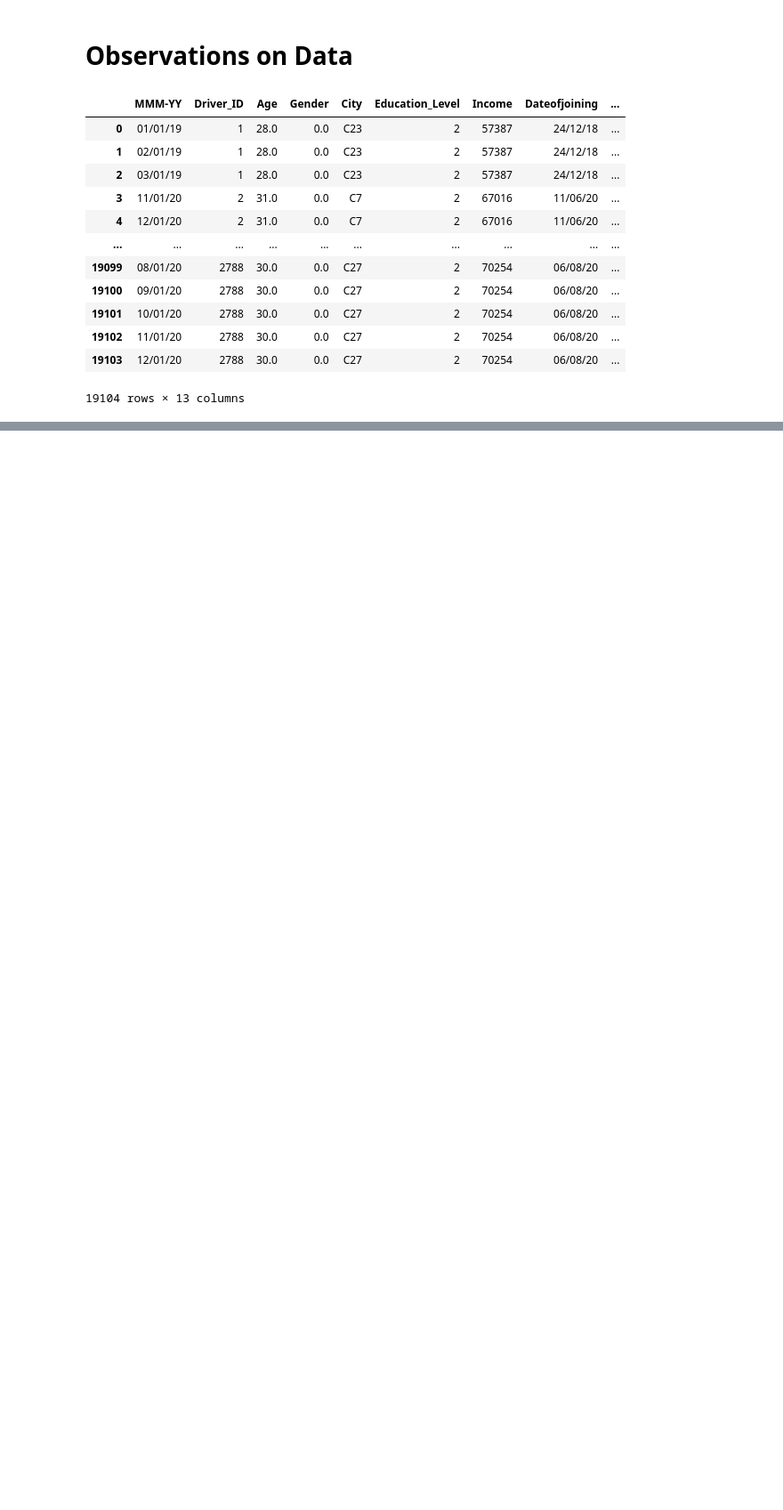
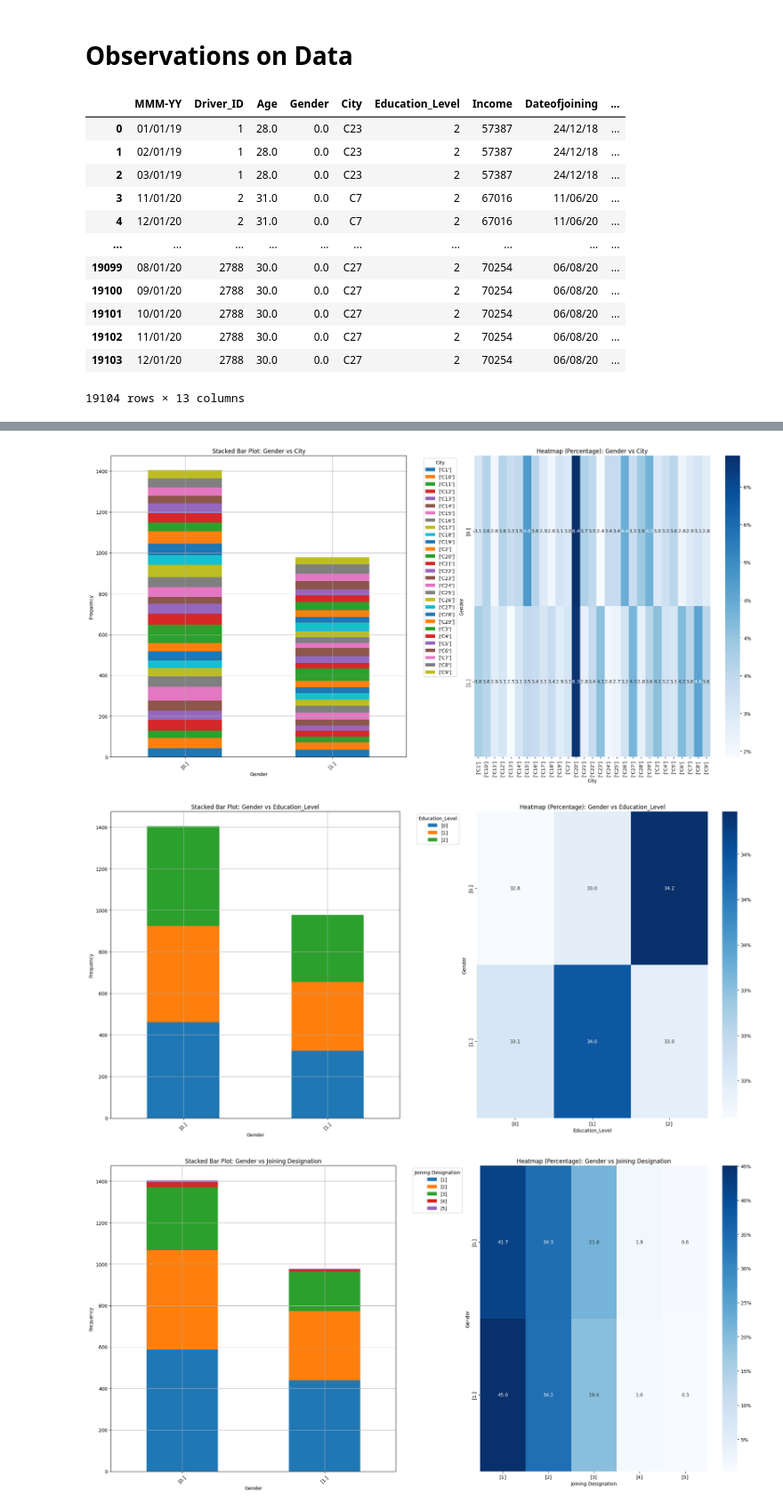
Before and after one commit to IshanSarkar/Transportation-Company, a Jupyter notebook: python notebook/transportation_company.ipynb, the cells around one changed output, grey strips where cells are left out. Shown at 89% size. Cells and saved outputs as stored; diff of their text form; code cells hidden in the pictures; blank space fills up the shorter version.

```diff
--- a/python notebook/transportation_company.ipynb
+++ b/python notebook/transportation_company.ipynb
@@ -40,0 +683,20 @@ df
+# %%
+def plot_stacked_bars_and_heatmaps(df, categorical_columns):
+    for i, cat_col1 in enumerate(categorical_columns):
+        for cat_col2 in categorical_columns[i+1:]:
+            crosstab = pd.crosstab(df[cat_col1].astype(str), df[cat_col2].astype(str))
+            crosstab_percentage = crosstab.div(crosstab.sum(axis=1), axis=0) * 100
+            fig, axes = plt.subplots(1, 2, figsize=(20, 10))
+            crosstab.plot(kind='bar', stacked=True, ax=axes[0])
+            axes[0].set_title(f"Stacked Bar Plot: {cat_col1} vs {cat_col2}")
+            axes[0].set_xlabel(cat_col1)
+            axes[0].set_ylabel("Frequency")
+            axes[0].tick_params(axis='x', rotation=45)
+            axes[0].grid(True)
+            axes[0].legend(title=cat_col2, bbox_to_anchor=(1.05, 1), loc='upper left')
+            sns.heatmap(crosstab_percentage, annot=True, fmt='.1f', cmap='Blues', ax=axes[1], cbar_kws={'format': '%.0f%%'})
+            axes[1].set_title(f"Heatmap (Percentage): {cat_col1} vs {cat_col2}")
+            axes[1].set_xlabel(cat_col2)
+            axes[1].set_ylabel(cat_col1)
+            plt.tight_layout()
+            plt.show()
@@ -40,0 +773,6 @@ df
+# %%
+plot_stacked_bars_and_heatmaps(df, df.select_dtypes(include=['object', 'category']).columns.tolist())
+# %% [output]
+[figure, added]
+[figure, added]
+[figure, added]
```
Also changed, not shown: parts of 47 cells of this notebook.
